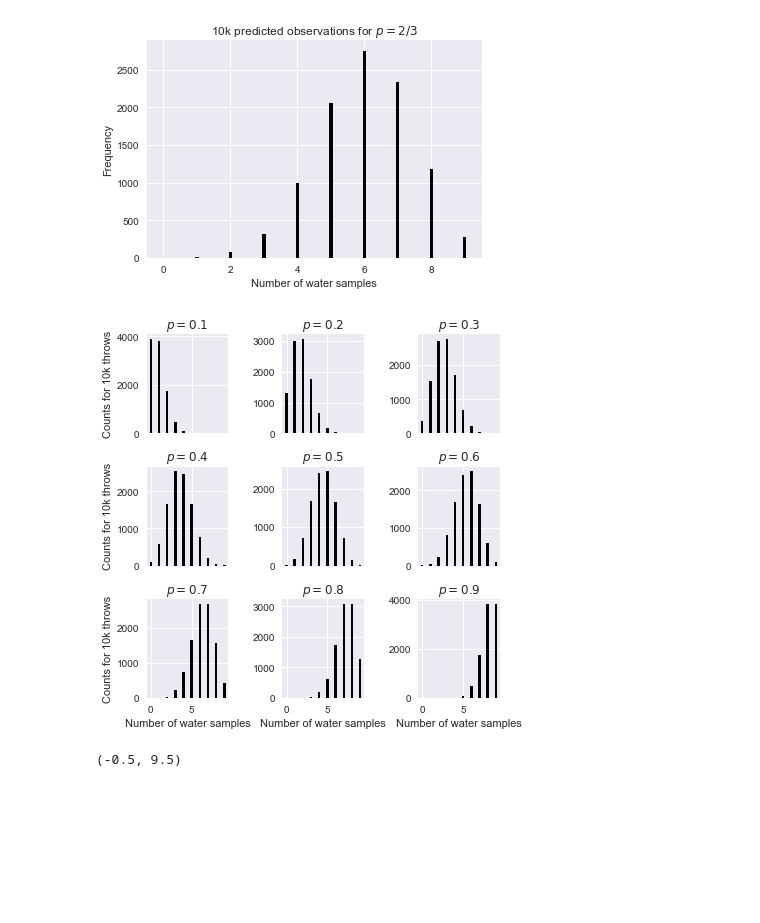
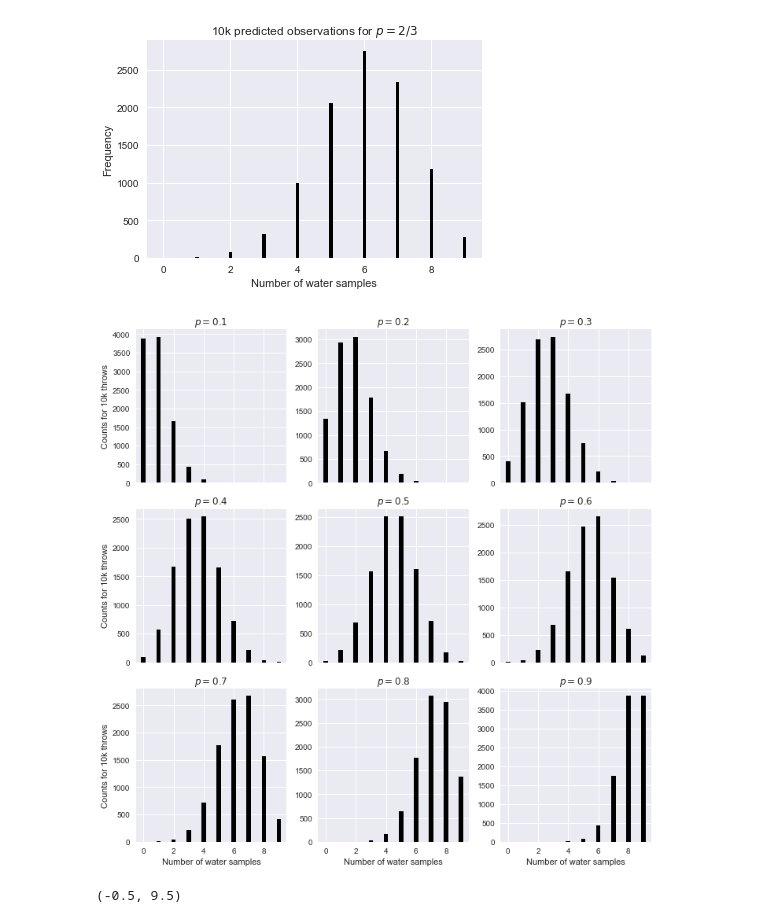
Before and after one commit to saint-germain/marginalization_bayes, a Jupyter notebook: stat_reth_ch3.ipynb, the cells around one changed output. Saved outputs shown, nothing was run; the diff lists cells and outputs as text; code cells hidden in the pictures; blank space fills up the shorter version.

```diff
--- a/stat_reth_ch3.ipynb
+++ b/stat_reth_ch3.ipynb
@@ -199,22 +199,22 @@ plt.xlim(-0.5,9.5)
 [figure]
 # %%
 ix=1
-fig, ax = plt.subplots(3, 3, sharex='col',figsize=(6,6))
+fig, ax = plt.subplots(3, 3, sharex='col',figsize=(10,10))
 for i in range(3):
     for j in range(3):
         p=ix/10
         ix+=1
         synth_data=np.random.binomial(9,p,int(1e4))
         ax[i,j].hist(synth_data,rwidth=0.3,bins=disc_bins(synth_data),color='k')
         ax[i,j].set_title('$p=%.1f$'%p)
         ax[i,j].set_xlim(-0.5,9.5)
         if i==2:
             ax[i,j].set_xlabel('Number of water samples')
         if j==0:
             ax[i,j].set_ylabel('Counts for 10k throws')
 plt.tight_layout()
 # %% [output]
-[figure, old version]
+[figure, new version]
 # %%
 post_grid=np.array([posterior(i) for i in pgrid])
 post_grid=post_grid/post_grid.sum()
```
